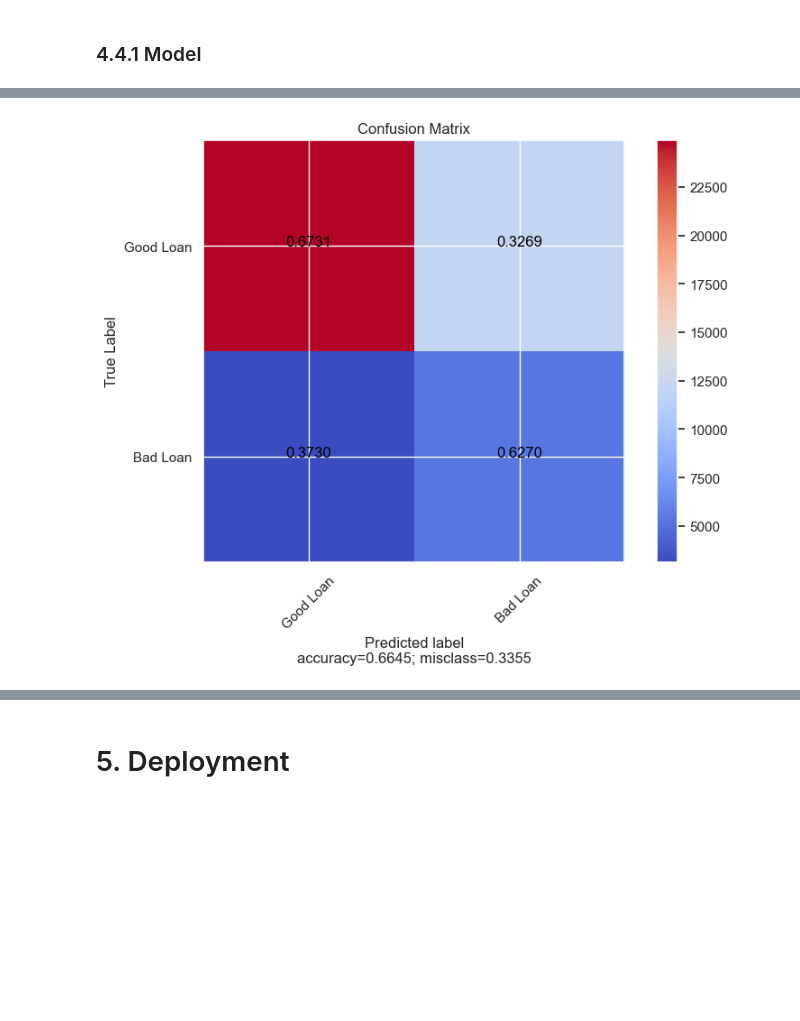
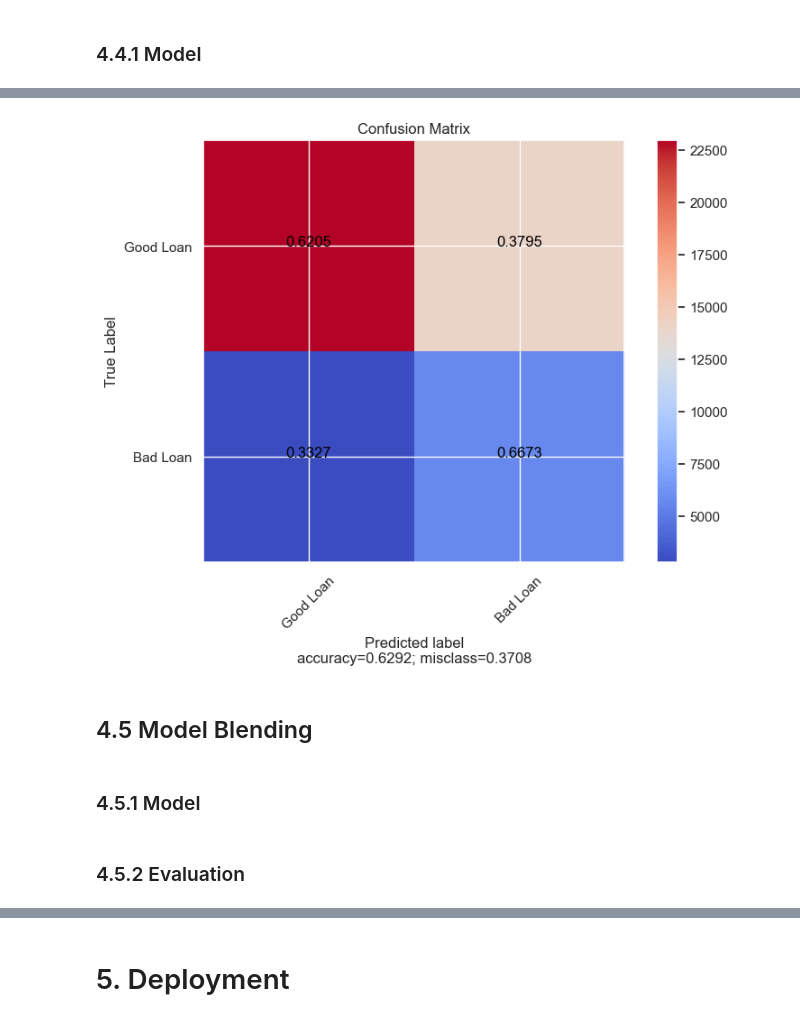
Before and after one commit to urfanamillatina/Loan_Approval_Prediction, a Jupyter notebook: Loan_approval_predictions.ipynb, the cells around one changed output, grey strips where cells are left out. Saved outputs shown, nothing was run; the diff lists cells and outputs as text; code cells hidden in the pictures; blank space fills up the shorter version.

```diff
--- a/Loan_approval_predictions.ipynb
+++ b/Loan_approval_predictions.ipynb
@@ -1577,12 +1661,13 @@ xgb_base = xgb.XGBClassifier(scale_pos_weight=4.3,
 ### 4.3.2 Hyperparameter Tuning
 # %%
 xgb_param_dist = {
-    'max_depth': randint(5,10),           # Range [3, 10)
-    'learning_rate': uniform(0.01, 1),   # Range [0.01, 0.31)
+    'max_depth': randint(0,10),
+    'learning_rate': uniform(0.01, 1),
     'n_estimators': randint(50, 200),
     'subsample': uniform(0.4, 1.5),
-    'objective':['binary:logistic'], # Range [0.6, 1.0)
-     'colsample_bytree': [0.3,0.6, 1.0]
+    'objective':['binary:logistic'],
+     'colsample_bytree': [0.3,0.6, 1.0],
+     #'scale_post_weight': 'scale_pos_weight'
 
 }
 # %%
@@ -1674,23 +1754,12 @@ final_estimator = xgb.XGBClassifier(scale_pos_weight=4.3,
-# %%
-from sklearn.ensemble import  StackingClassifier
-stack_model = StackingClassifier(
-    estimators=estimators,
-    final_estimator= final_estimator,
-    passthrough=True,
-    n_jobs=-1,
-)
 # %%
-from sklearn.preprocessing import RobustScaler
+from sklearn.preprocessing import RobustScaler, PowerTransformer, StandardScaler
 from imblearn.pipeline import Pipeline
-from imblearn.over_sampling import SMOTE
 
-pipeline = Pipeline(steps=[
-    #('scaler', RobustScaler()),
-    #('smote', SMOTE(random_state=42)),
-    ('model', stack_model)
-])
+#scalling using Power Transformation and Robust Scaller
 
-pipeline =pipeline.fit(X_train, y_train)
-pipeline
+stack_pipeline = Pipeline(steps=[('model', stack_model)])
+
+stack_pipeline =stack_pipeline.fit(X_train, y_train)
+stack_pipeline
 # %% [output]
 Pipeline(steps=[('model',
@@ -1715,6 +1784,6 @@ Pipeline(steps=[('model',
 # %%
-y_pred_test = pipeline.predict(X_test)
-y_pred_train = pipeline.predict(X_train)
+y_pred_test = stack_pipeline.predict(X_test)
+y_pred_train = stack_pipeline.predict(X_train)
 
 print("Train Classification Report:\n", classification_report(y_train, y_pred_train))
 print("Test Classification Report:\n", classification_report(y_test, y_pred_test))
@@ -1748,13 +1817,17 @@ pp_evaluation
 # %%
 #Confusion matrix for test prediction
 
-cm_pp = confusion_matrix(y_test, y_pred_test)
+cm_st = confusion_matrix(y_test, y_pred_test)
 
 plot_confusion_matrix(
-    cm_pp,
+    cm_st,
     target_names=['Good Loan', 'Bad Loan'],
     title='Confusion Matrix',
     normalize=True
 )
 # %% [output]
-[figure, old version]
+[figure, new version]
+# %% [markdown]
+## 4.5 Model Blending
+# %% [markdown]
+### 4.5.1 Model
@@ -1760,0 +1859,2 @@ plot_confusion_matrix(
+# %% [markdown]
+### 4.5.2 Evaluation
```
Also changed, not shown: parts of 64 cells of this notebook, 4 other files.
